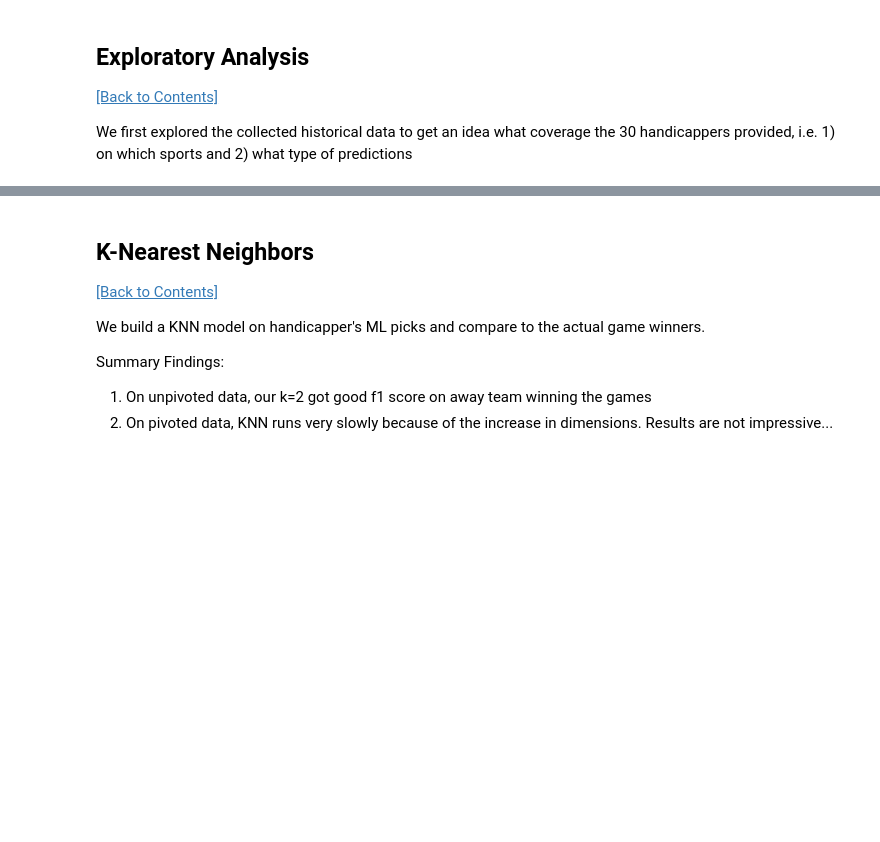
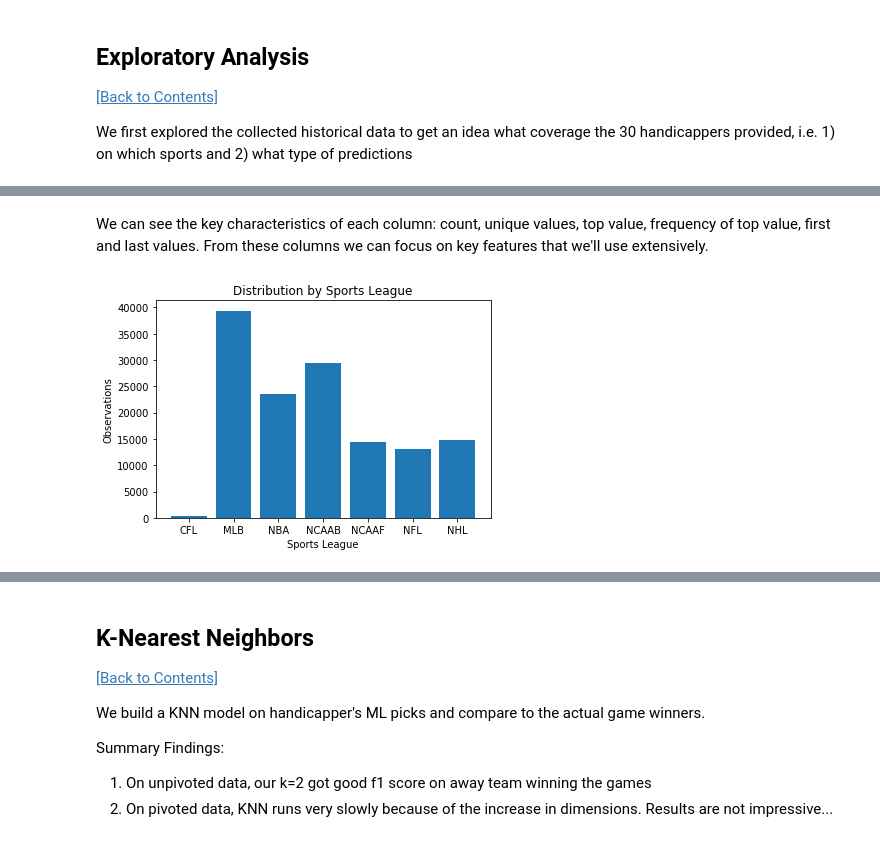
Before and after one commit to jayzuniga/w207_Final_Project, a Jupyter notebook: W207-Zheng_Pang_Zuniga.ipynb, the cells around one changed output, grey strips where cells are left out. Cells and saved outputs as stored; diff of their text form; code cells hidden in the pictures; blank space fills up the shorter version.

```diff
--- a/W207-Zheng_Pang_Zuniga.ipynb
+++ b/W207-Zheng_Pang_Zuniga.ipynb
@@ -273,12 +273,13 @@ names = [
 
 df = pd.DataFrame()
 for i in range(1,31):
-    newdf = pd.read_pickle('HC' + str(i) + '.gz', compression='gzip')
+    newdf = pd.read_pickle('/Users/jzuniga/Downloads/HCData/HC' + str(i) + '.gz', compression='gzip')
 
     # if you want the last name of the HC, switch to use names array
     #newdf['Handicapper'] = names[i-1]
     newdf['Handicapper'] = 'HC'+str(i)
     df = df.append(newdf, ignore_index=True)
+df_orig = df
 # %% [markdown]
 #### The following functions derive additonal handicapper attributes from the historical bets
 
@@ -587,0 +620,11 @@ We first explored the collected historical data to get an idea what coverage the
+# %% [markdown]
+We can see the key characteristics of each column: count, unique values, top value, frequency of top value, first and last values. From these columns we can focus on key features that we'll use extensively.
+# %%
+# Distribution according to League
+plt.bar(df_orig.sort_values(by='League').League.unique(), df_orig.groupby(['League']).size())
+plt.title('Distribution by Sports League')
+plt.xlabel('Sports League')
+plt.ylabel('Observations')
+plt.show()
+# %% [output]
+[figure, added]
```
Also changed, not shown: parts of 18 cells of this notebook.
